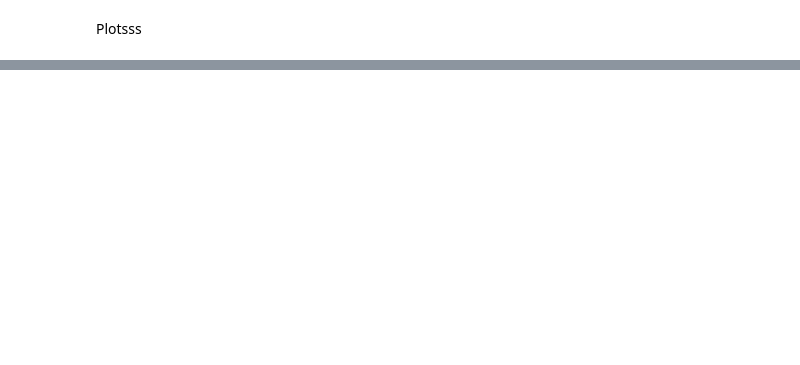
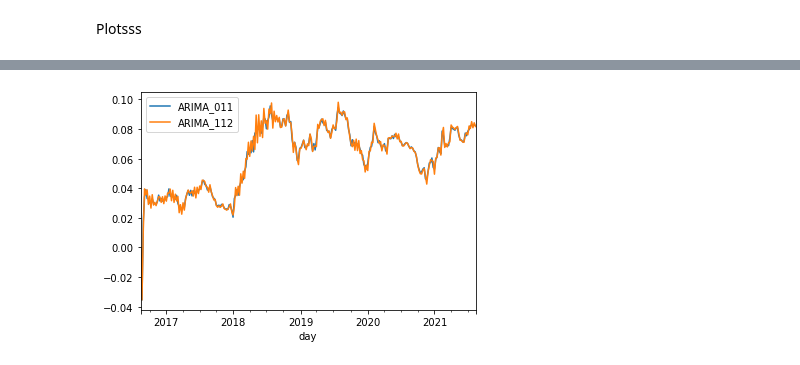
Before and after one commit to JulienF-Q/PBHLTH132, a Jupyter notebook: ph_notebook.ipynb, the cells around one changed output, grey strips where cells are left out. Saved outputs shown, nothing was run; the diff lists cells and outputs as text; code cells hidden in the pictures; blank space fills up the shorter version.

```diff
--- a/ph_notebook.ipynb
+++ b/ph_notebook.ipynb
@@ -113,0 +196,10 @@ DatetimeIndex(['2020-01-01', '2020-01-02', '2020-01-03', '2020-01-04',
+# %%
+pred_start = data_per_day.index[-1]
+pred_end = data_per_day.index[-1] + pd.offsets.DateOffset(years=1)
+preds = pd.DataFrame(ARIMA_011.predict(start = start, end = end))
+preds.columns = ['ARIMA_011']
+preds['ARIMA_112'] = ARIMA_112.predict(start = start, end = end)
+preds.plot()
+plt.show()
+# %% [output]
+[figure, added]
```
Also changed, not shown: parts of 15 cells of this notebook.
